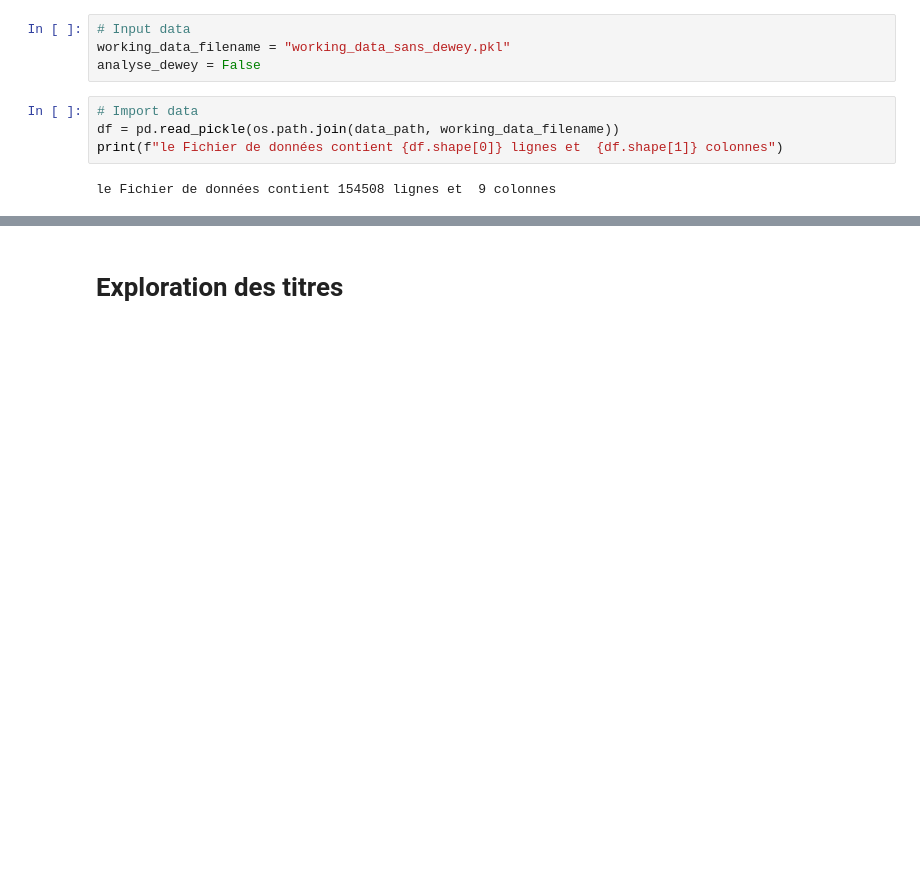
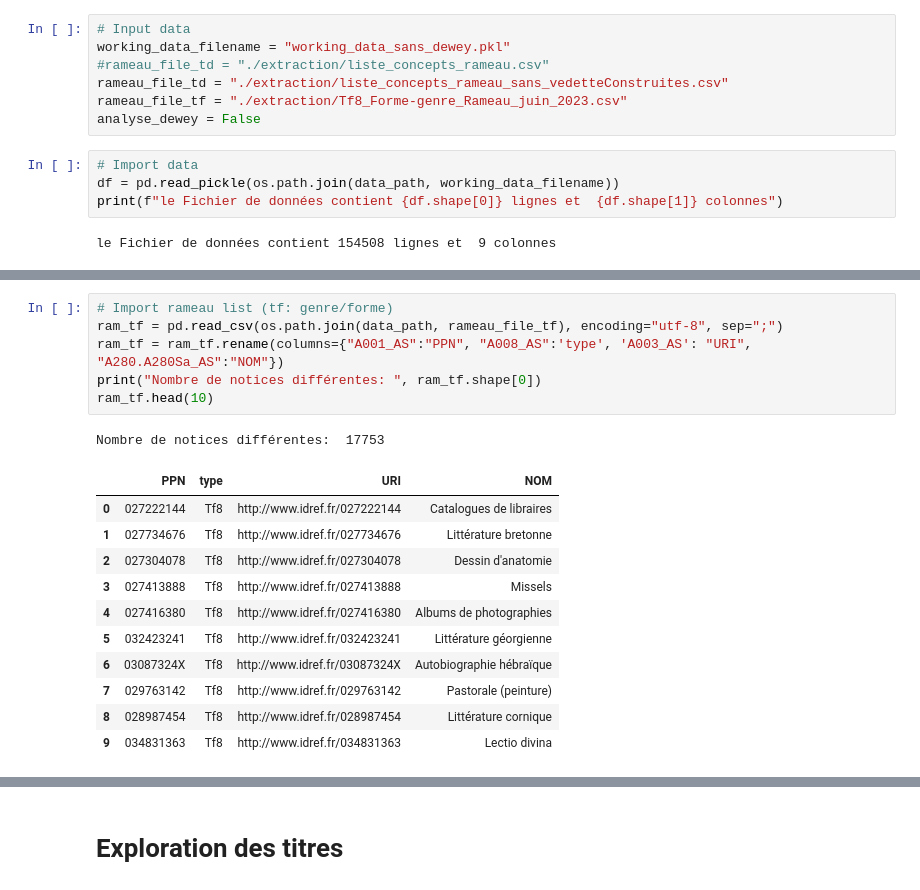
Before and after one commit to abes-esr/labo-indexation-ai, a Jupyter notebook: DataExploration.ipynb, the cells around one changed output, grey strips where cells are left out. Saved outputs shown, nothing was run; the diff lists cells and outputs as text; blank space fills up the shorter version.

```diff
--- a/DataExploration.ipynb
+++ b/DataExploration.ipynb
@@ -90,6 +76,9 @@ fig_path = path + "/figs"
 # %%
 # Input data
 working_data_filename = "working_data_sans_dewey.pkl"
+#rameau_file_td = "./extraction/liste_concepts_rameau.csv"
+rameau_file_td = "./extraction/liste_concepts_rameau_sans_vedetteConstruites.csv"
+rameau_file_tf = "./extraction/Tf8_Forme-genre_Rameau_juin_2023.csv"
 analyse_dewey = False
 # %%
 # Import data
@@ -109,0 +119,19 @@ df.head()
+# %%
+# Import rameau list (tf: genre/forme)
+ram_tf = pd.read_csv(os.path.join(data_path, rameau_file_tf), encoding="utf-8", sep=";")
+ram_tf = ram_tf.rename(columns={"A001_AS":"PPN", "A008_AS":'type', 'A003_AS': "URI", "A280.A280Sa_AS":"NOM"})
+print("Nombre de notices différentes: ", ram_tf.shape[0])
+ram_tf.head(10)
+# %% [output]
+Nombre de notices différentes:  17753
+|  | PPN | type | URI | NOM |
+| 0 | 027222144 | Tf8 | http://www.idref.fr/027222144 | Catalogues de libraires |
+| 1 | 027734676 | Tf8 | http://www.idref.fr/027734676 | Littérature bretonne |
+| 2 | 027304078 | Tf8 | http://www.idref.fr/027304078 | Dessin d'anatomie |
+| 3 | 027413888 | Tf8 | http://www.idref.fr/027413888 | Missels |
+| 4 | 027416380 | Tf8 | http://www.idref.fr/027416380 | Albums de photographies |
+| 5 | 032423241 | Tf8 | http://www.idref.fr/032423241 | Littérature géorgienne |
+| 6 | 03087324X | Tf8 | http://www.idref.fr/03087324X | Autobiographie hébraïque |
+| 7 | 029763142 | Tf8 | http://www.idref.fr/029763142 | Pastorale (peinture) |
+| 8 | 028987454 | Tf8 | http://www.idref.fr/028987454 | Littérature cornique |
+| 9 | 034831363 | Tf8 | http://www.idref.fr/034831363 | Lectio divina |
```
Also changed, not shown: parts of 14 cells of this notebook.
